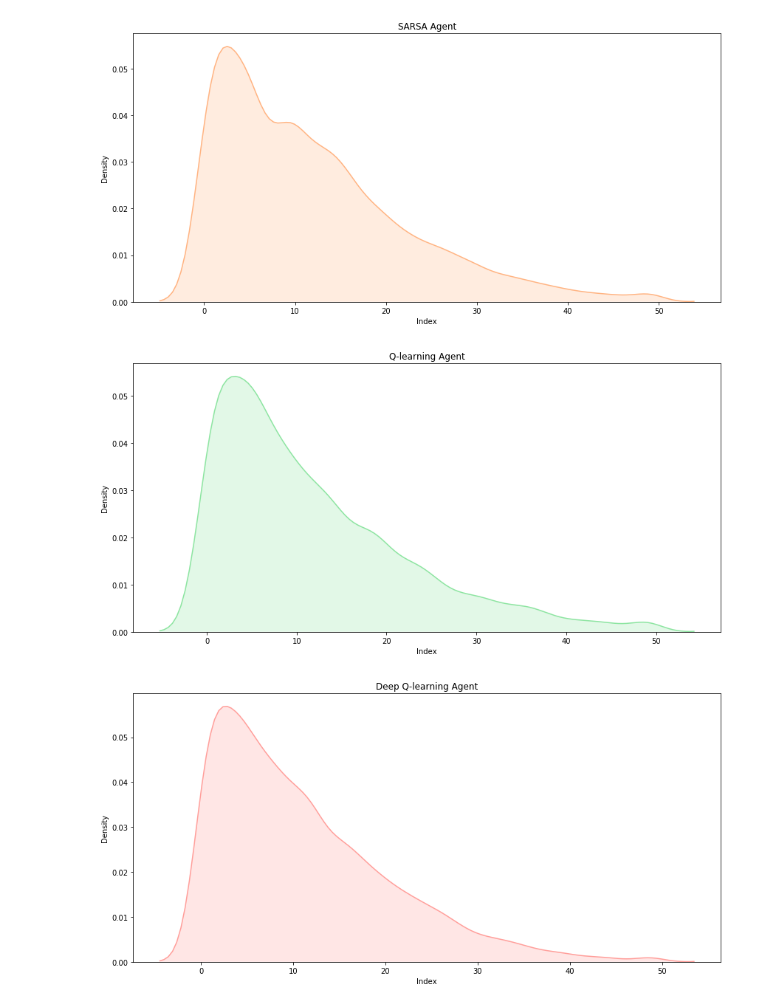
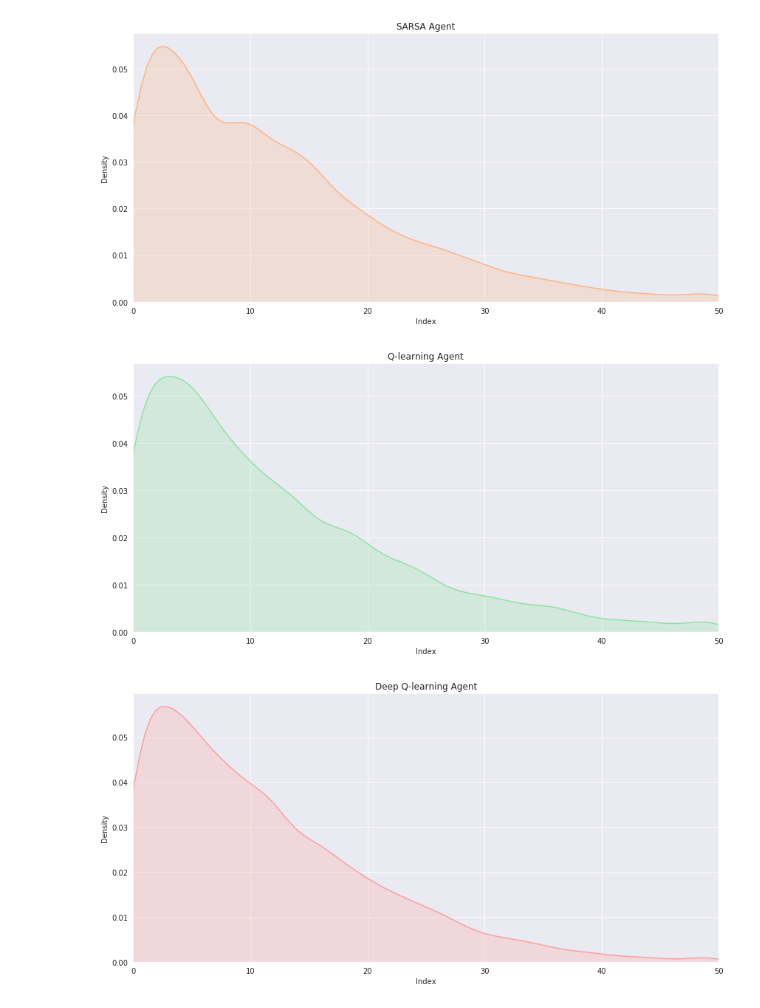
Before and after one commit to EricaHD/GettingGoodAtGoogol, a Jupyter notebook: visualizeResults.ipynb, the cells around one changed output. Drawn from its saved outputs; the diff is of its cells as text; code cells hidden in the pictures.

Commit message:
New visualizations

```diff
--- a/visualizeResults.ipynb
+++ b/visualizeResults.ipynb
@@ -11,6 +11,8 @@ import seaborn as sns
 %matplotlib inline
 
 from IPython.display import clear_output
+
+sns.set_style("darkgrid")
 # %%
 #setDefault(figsize=(20,10))
 current_palette = sns.color_palette('pastel', 5)
@@ -50,6 +52,7 @@ for i, col in enumerate(res_df):
                  hist_kws={'edgecolor':'black'},
                  label=agent_names[i],
                  axlabel='Index')
+    plt.xlim((0, 50))
     plt.xlabel("Index")
     plt.ylabel("Density")
     plt.title("{} Agent".format(agent_names[i]))
@@ -70,7 +73,7 @@ for i, col in enumerate(res_df):
                     title='{} Agent'.format(agent_names[i]),
                     xlabel='Index',
                     ylabel='Density',
-                    xlim=(0,52))
+                    xlim=(0,50))
     sns.distplot(res_df[col], hist=True, kde=False, norm_hist=True,
                  color=current_palette[i],
                  hist_kws={'edgecolor':'black'},
@@ -91,6 +94,7 @@ for i, col in enumerate(res_df):
                  color=current_palette[i],
                  kde_kws={'shade':True},
                  axlabel='Index')
+    plt.xlim((0, 50))
     plt.xlabel("Index")
     plt.ylabel("Density")
     plt.title("{} Agent".format(agent_names[i]))
@@ -101,3 +105,3 @@ for i, col in enumerate(res_df):
-[figure, old version]
+[figure, new version]
-[figure, old version]
+[figure, new version]
-[figure, old version]
+[figure, new version]
```
Also changed, not shown: parts of 7 cells of this notebook, 15 other files.
